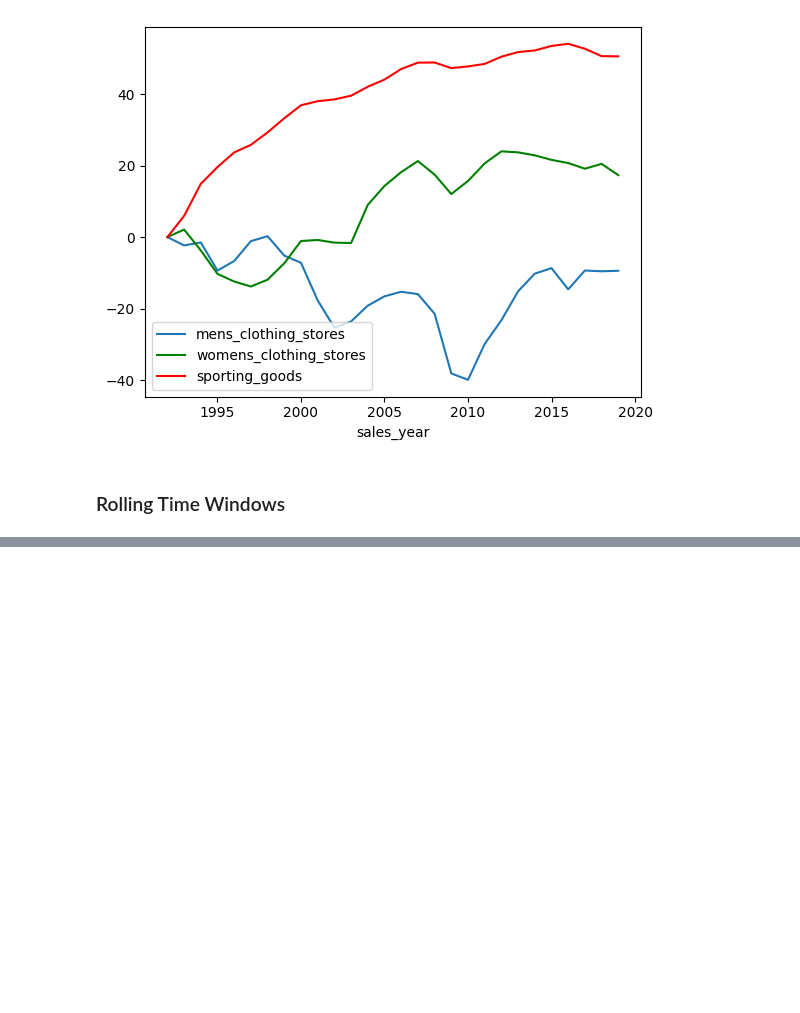
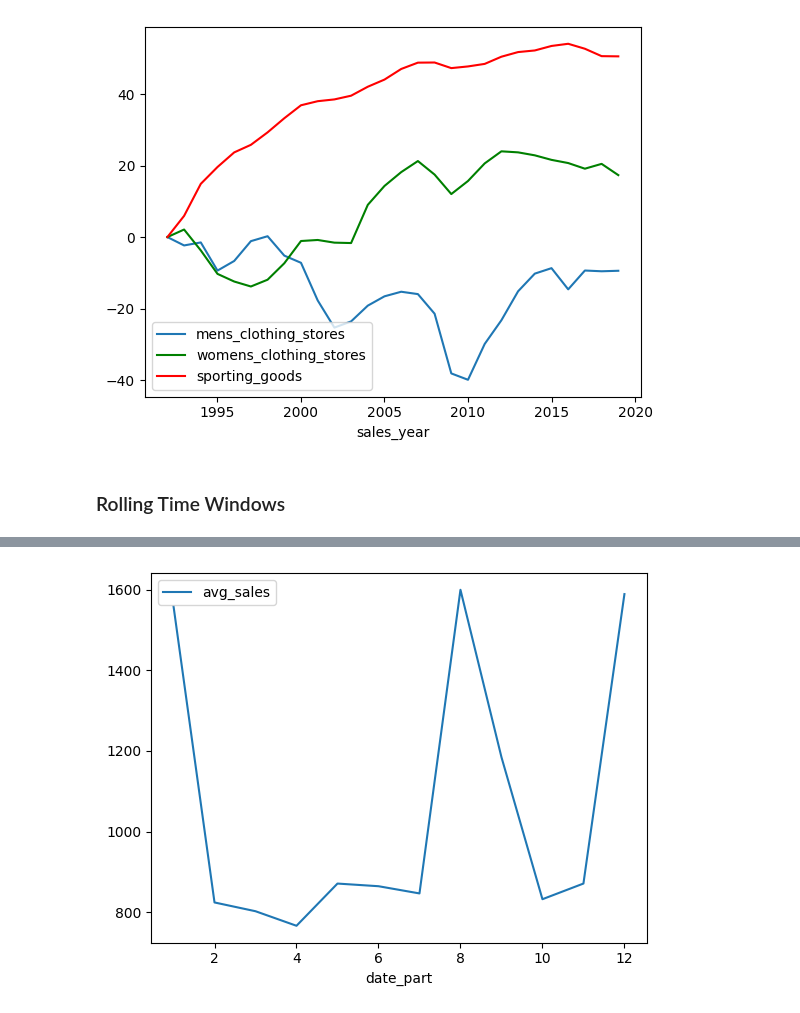
Before and after one commit to LouisYC123/north-america-retail-data-analysis, a Jupyter notebook: dbt/dbt_project/visualisations/analysis.ipynb, the cells around one changed output, grey strips where cells are left out. Drawn from its saved outputs; the diff is of its cells as text; code cells hidden in the pictures; blank space fills up the shorter version.

```diff
--- a/dbt/dbt_project/visualisations/analysis.ipynb
+++ b/dbt/dbt_project/visualisations/analysis.ipynb
@@ -139,0 +158,11 @@ plt.show()
+# %%
+mart = 'mart_book_stores_sales_by_month'
+df = pd.read_sql(
+    f'SELECT * FROM retail.{mart}',
+    engine,
+)
+ax = plt.gca()
+df.plot(kind='line', x='date_part',y='avg_sales',ax=ax)
+plt.show()
+# %% [output]
+[figure, added]
```
Also changed, not shown: parts of 4 cells of this notebook, 1 other file.
